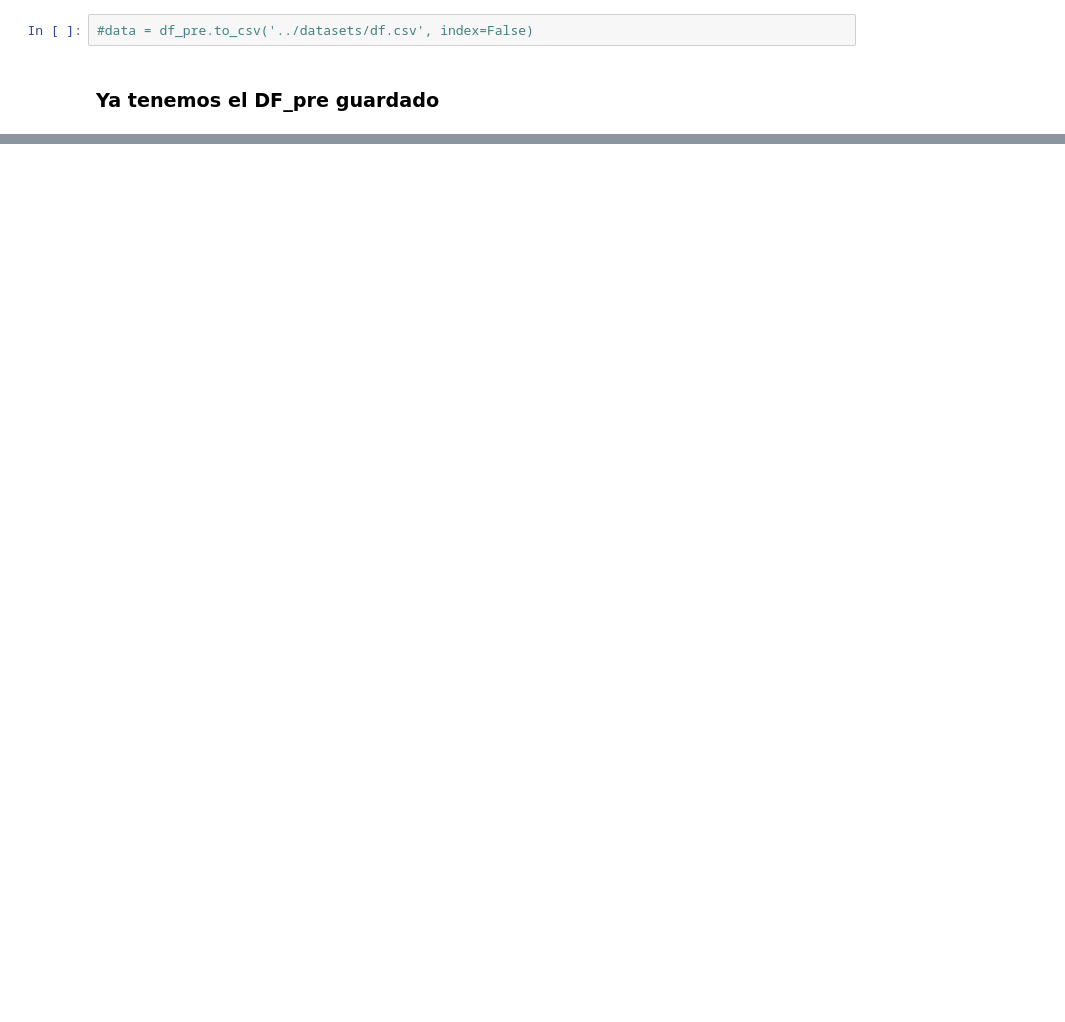
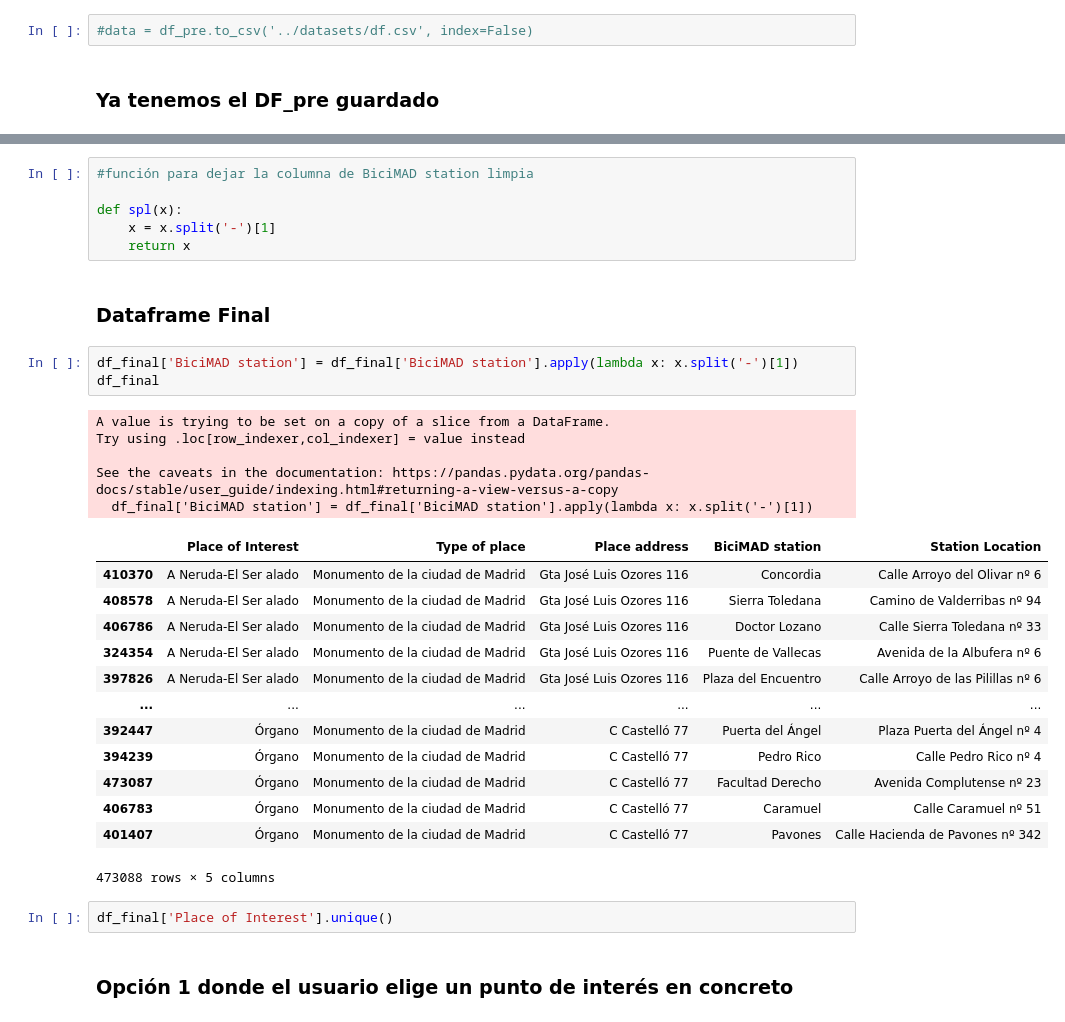
Before and after one commit to javiergispert/proyecto_m1, a Jupyter notebook: notebooks/Main.ipynb, the cells around one changed output, grey strips where cells are left out. Drawn from its saved outputs; the diff is of its cells as text; blank space fills up the shorter version.

```diff
--- a/notebooks/Main.ipynb
+++ b/notebooks/Main.ipynb
@@ -367,0 +235,34 @@ memory usage: 39.7+ MB
+# %%
+#función para dejar la columna de BiciMAD station limpia
+
+def spl(x):
+    x = x.split('-')[1]
+    return x
+# %% [markdown]
+### Dataframe Final
+# %%
+df_final['BiciMAD station'] = df_final['BiciMAD station'].apply(lambda x: x.split('-')[1])
+df_final
+# %% [output]
+A value is trying to be set on a copy of a slice from a DataFrame.
+Try using .loc[row_indexer,col_indexer] = value instead
+
+See the caveats in the documentation: https://pandas.pydata.org/pandas-docs/stable/user_guide/indexing.html#returning-a-view-versus-a-copy
+  df_final['BiciMAD station'] = df_final['BiciMAD station'].apply(lambda x: x.split('-')[1])
+|  | Place of Interest | Type of place | Place address | BiciMAD station | Station Location |
+| 410370 | A Neruda-El Ser alado | Monumento de la ciudad de Madrid | Gta José Luis Ozores 116 | Concordia | Calle Arroyo del Olivar nº 6 |
+| 408578 | A Neruda-El Ser alado | Monumento de la ciudad de Madrid | Gta José Luis Ozores 116 | Sierra Toledana | Camino de Valderribas nº 94 |
+| 406786 | A Neruda-El Ser alado | Monumento de la ciudad de Madrid | Gta José Luis Ozores 116 | Doctor Lozano | Calle Sierra Toledana nº 33 |
+| 324354 | A Neruda-El Ser alado | Monumento de la ciudad de Madrid | Gta José Luis Ozores 116 | Puente de Vallecas | Avenida de la Albufera nº 6 |
+| 397826 | A Neruda-El Ser alado | Monumento de la ciudad de Madrid | Gta José Luis Ozores 116 | Plaza del Encuentro | Calle Arroyo de las Pilillas nº 6 |
+| ... | ... | ... | ... | ... | ... |
+| 392447 | Órgano | Monumento de la ciudad de Madrid | C Castelló 77 | Puerta del Ángel | Plaza Puerta del Ángel nº 4 |
+| 394239 | Órgano | Monumento de la ciudad de Madrid | C Castelló 77 | Pedro Rico | Calle Pedro Rico nº 4 |
+| 473087 | Órgano | Monumento de la ciudad de Madrid | C Castelló 77 | Facultad Derecho | Avenida Complutense nº 23 |
+| 406783 | Órgano | Monumento de la ciudad de Madrid | C Castelló 77 | Caramuel | Calle Caramuel nº 51 |
+| 401407 | Órgano | Monumento de la ciudad de Madrid | C Castelló 77 | Pavones | Calle Hacienda de Pavones nº 342 |
+473088 rows × 5 columns
+# %%
+df_final['Place of Interest'].unique()
+# %% [markdown]
+### Opción 1 donde el usuario elige un punto de interés en concreto
```
Also changed, not shown: parts of 71 cells of this notebook, 3 other files.
